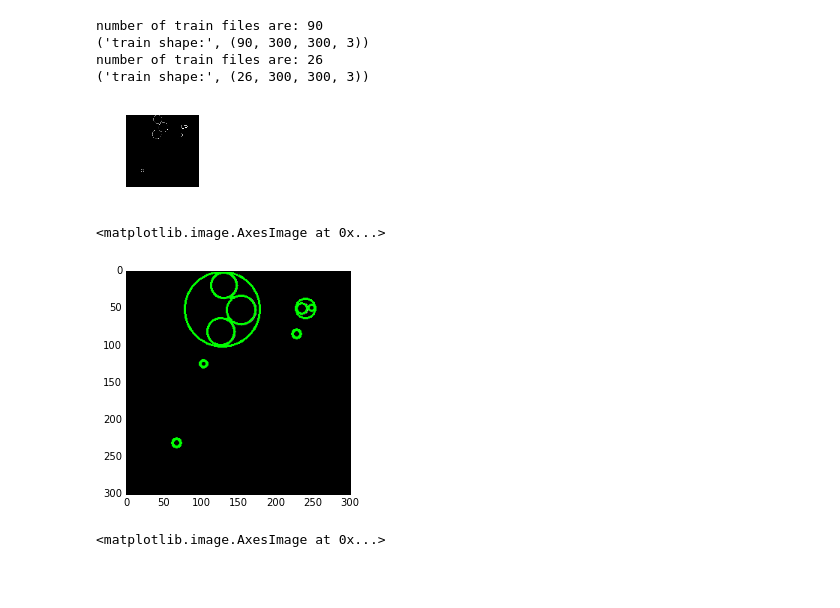
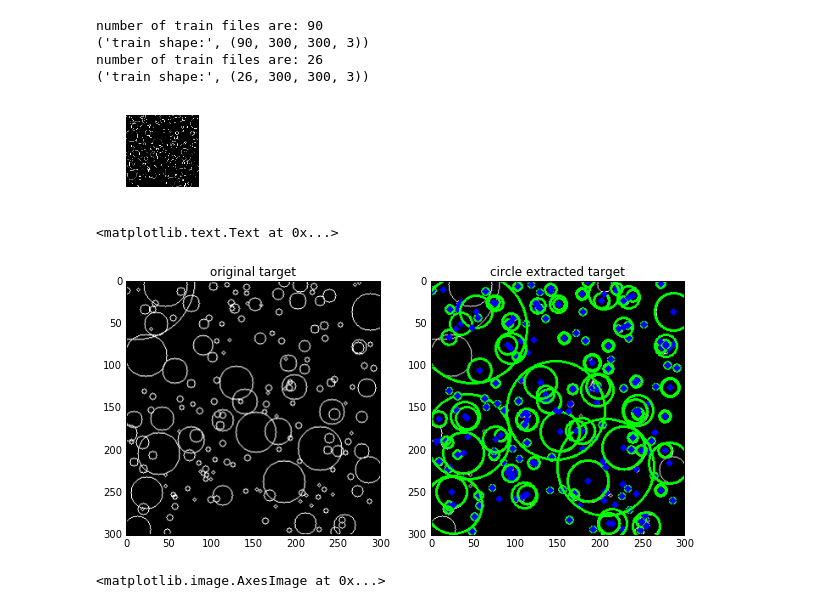
Before and after one commit to silburt/moon-craters, a Jupyter notebook: Hough_Circles.ipynb, the cells around one changed output. Cells and saved outputs as stored; diff of their text form; code cells hidden in the pictures; blank space fills up the shorter version.

```diff
--- a/Hough_Circles.ipynb
+++ b/Hough_Circles.ipynb
@@ -83,30 +83,39 @@ def save_image(data, cm, fn):
     ax.imshow(data, cmap=cm)
     plt.savefig(fn, dpi = height)
 # %%
-i=10
+i=14
 cmap = "Greys_r"
 filename = 'output_dir/circle_test.png'
 save_image(test_target[i], cmap, filename)
 # %% [output]
-[figure, old version]
+[figure, new version]
 # %%
 #best
 #http://opencvpython.blogspot.ca/2012/06/contours-2-brotherhood.html
 #http://www.pyimagesearch.com/2014/07/21/detecting-circles-images-using-opencv-hough-circles/
 #https://stackoverflow.com/questions/32287032/circular-hough-transform-misses-circles
 #http://layer0.authentise.com/detecting-circular-shapes-using-contours.html
 img = cv2.imread('output_dir/circle_test.png',0)
-cimg2 = cv2.cvtColor(img, cv2.COLOR_GRAY2BGR)
+cimg = cv2.cvtColor(img, cv2.COLOR_GRAY2BGR)
 image, contours, hierarchy = cv2.findContours(img, cv2.RETR_LIST, cv2.CHAIN_APPROX_NONE)
+
+cen, rad = [], []
 for cnt in contours:
     (x,y),radius = cv2.minEnclosingCircle(cnt)
     center = (int(x),int(y))
     radius = int(radius)
-    cv2.circle(cimg2,center,radius,(0,255,0),2)
-plt.imshow(cimg2, origin='upper', cmap="Greys_r")
+    cv2.circle(cimg,center,radius,(0,255,0),thickness=2)
+    cv2.circle(cimg,center,2,(0,0,255),thickness=3)
+    cen.append(center); rad.append(radius)
+
+f, (ax1, ax2) = plt.subplots(1,2, figsize=[10, 8])
+ax1.imshow(img, origin='upper', cmap="Greys_r")
+ax1.set_title("original target")
+ax2.imshow(cimg, origin='upper', cmap="Greys_r")
+ax2.set_title("circle extracted target")
 # %% [output]
-<matplotlib.image.AxesImage at 0x...>
+<matplotlib.text.Text at 0x...>
-[figure, old version]
+[figure, new version]
 # %%
 #http://www.pyimagesearch.com/2014/07/21/detecting-circles-images-using-opencv-hough-circles/
 #https://stackoverflow.com/questions/32287032/circular-hough-transform-misses-circles
```
Also changed, not shown: 2 other files.
